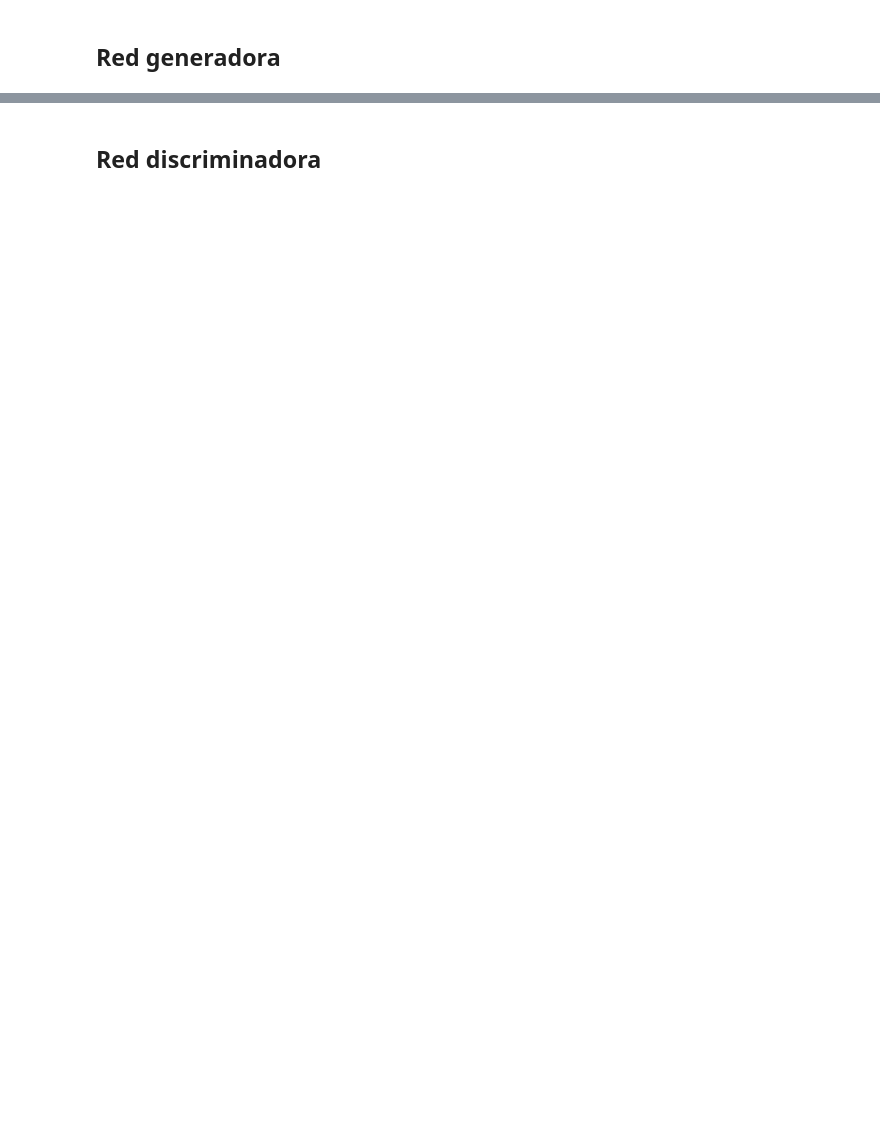
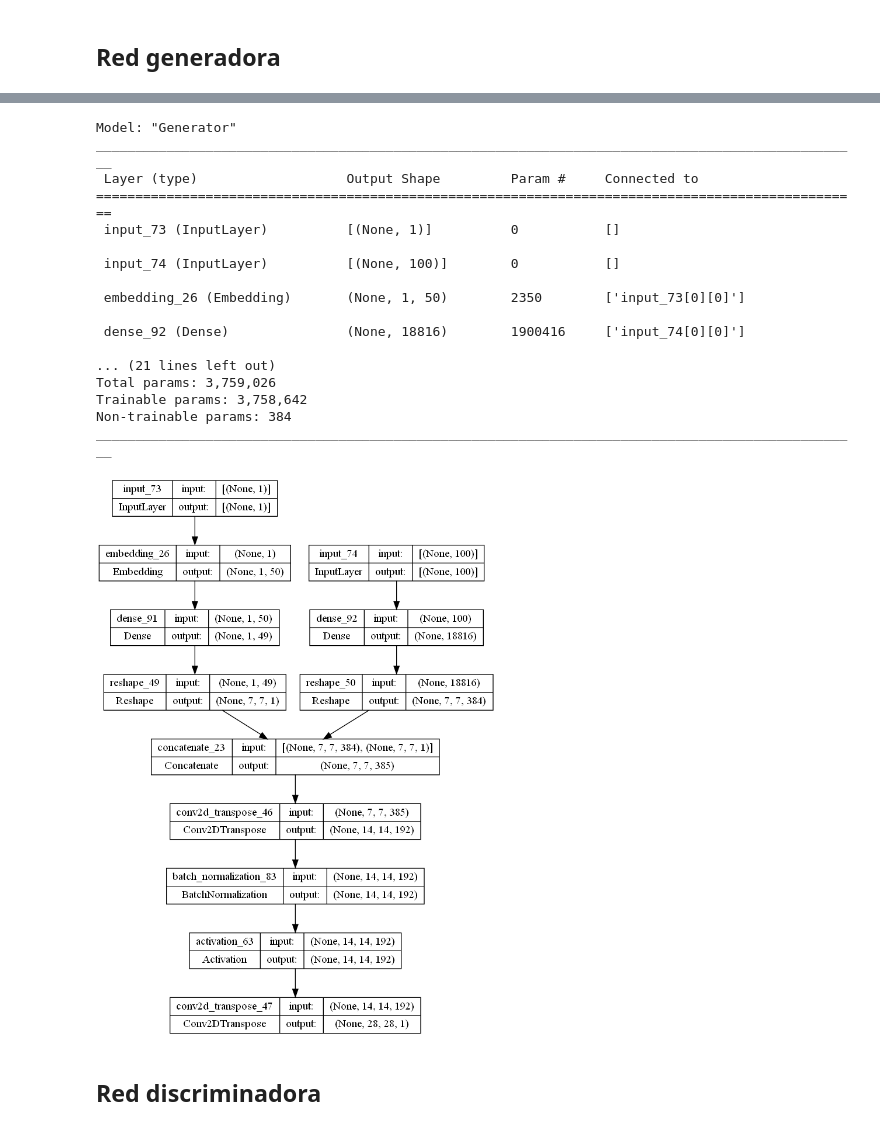
Before and after one commit to tardisfromtornspace/Agentes-Inteligentes, a Jupyter notebook: ACGAN-Algigantix.ipynb, the cells around one changed output, grey strips where cells are left out. Cells and saved outputs as stored; diff of their text form; code cells hidden in the pictures; blank space fills up the shorter version.

```diff
--- a/ACGAN-Algigantix.ipynb
+++ b/ACGAN-Algigantix.ipynb
@@ -130,3 +254,5 @@ num_billetes = 4
+# %%
+num_clases = 47
 # %% [markdown]
 ## Red generadora
 # %% [markdown]
@@ -233,3 +305,28 @@ tf.keras.utils.plot_model(generator, show_shapes=True, show_layer_names=True)
+# %%
+generator = define_generator(latent_dim, num_clases)
+# summarize the model
+generator.summary()
+# plot the model
+plot_model(generator, to_file='generator_plot.png', show_shapes=True, show_layer_names=True)
+# %% [output]
+Model: "Generator"
+__________________________________________________________________________________________________
+ Layer (type)                   Output Shape         Param #     Connected to
+==================================================================================================
+ input_73 (InputLayer)          [(None, 1)]          0           []
+
+ input_74 (InputLayer)          [(None, 100)]        0           []
+
+ embedding_26 (Embedding)       (None, 1, 50)        2350        ['input_73[0][0]']
+
+ dense_92 (Dense)               (None, 18816)        1900416     ['input_74[0][0]']
+
+... (21 lines left out)
+Total params: 3,759,026
+Trainable params: 3,758,642
+Non-trainable params: 384
+__________________________________________________________________________________________________
+[figure, added]
 # %% [markdown]
 ## Red discriminadora
 # %% [markdown]
```
Also changed, not shown: parts of 37 cells of this notebook.
